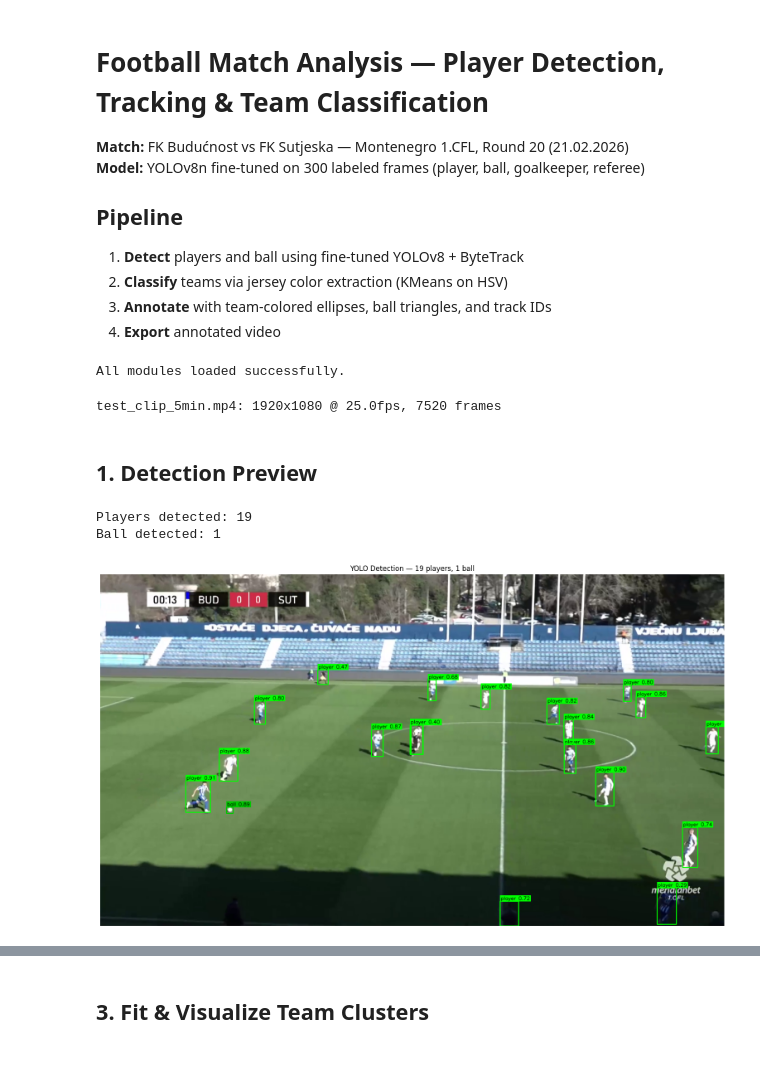
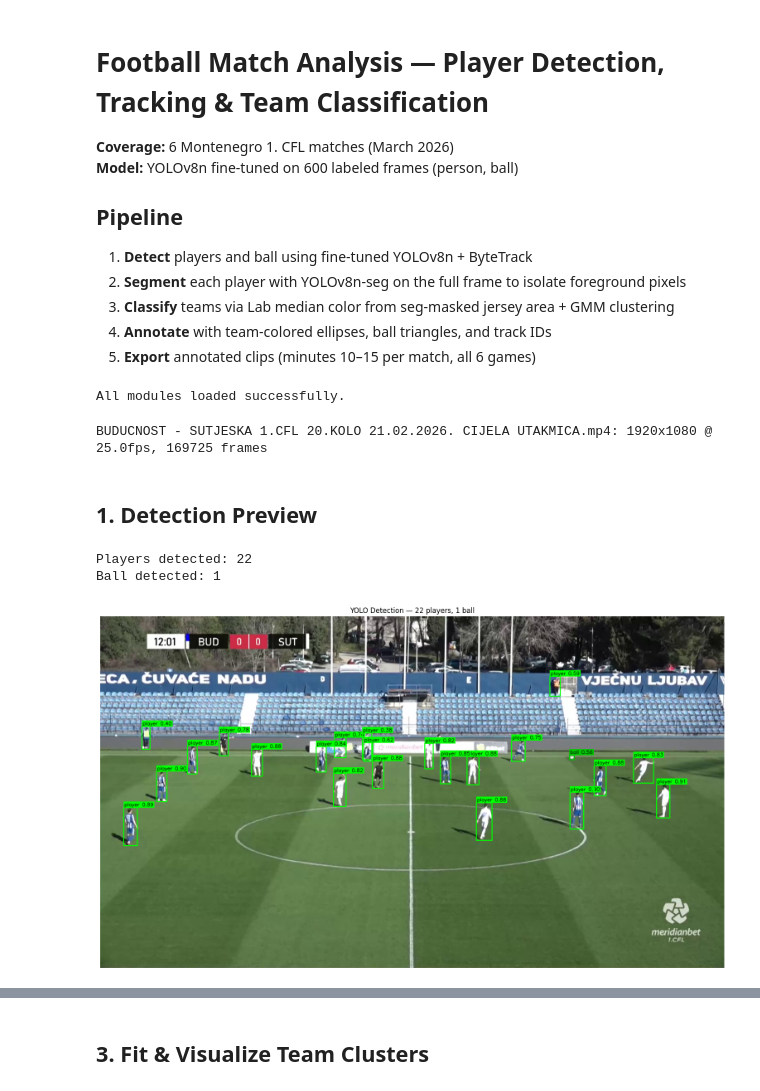
Before and after one commit to pavlesav/football-computer-vision, a Jupyter notebook: main.ipynb, the cells around one changed output, grey strips where cells are left out. Drawn from its saved outputs; the diff is of its cells as text; code cells hidden in the pictures; blank space fills up the shorter version.

```diff
--- a/main.ipynb
+++ b/main.ipynb
@@ -1,14 +1,15 @@
 # %% [markdown]
 # Football Match Analysis — Player Detection, Tracking & Team Classification
 
-**Match:** FK Budućnost vs FK Sutjeska — Montenegro 1.CFL, Round 20 (21.02.2026)
-**Model:** YOLOv8n fine-tuned on 300 labeled frames (player, ball, goalkeeper, referee)
+**Coverage:** 6 Montenegro 1. CFL matches (March 2026)
+**Model:** YOLOv8n fine-tuned on 600 labeled frames (person, ball)
 
 ## Pipeline
-1. **Detect** players and ball using fine-tuned YOLOv8 + ByteTrack
-2. **Classify** teams via jersey color extraction (KMeans on HSV)
-3. **Annotate** with team-colored ellipses, ball triangles, and track IDs
-4. **Export** annotated video
+1. **Detect** players and ball using fine-tuned YOLOv8n + ByteTrack
+2. **Segment** each player with YOLOv8n-seg on the full frame to isolate foreground pixels
+3. **Classify** teams via Lab median color from seg-masked jersey area + GMM clustering
+4. **Annotate** with team-colored ellipses, ball triangles, and track IDs
+5. **Export** annotated clips (minutes 10–15 per match, all 6 games)
 # %%
 import sys
 import cv2
@@ -36,40 +38,40 @@ print("All modules loaded successfully.")
 # %% [output]
 All modules loaded successfully.
 # %%
-# Load test clip
-clip_path = Config.TEST_CLIP
+# Load primary match video (used for detection preview & cluster visualization below)
+clip_path = Config.FULL_MATCH_VIDEO
 cap = open_video(clip_path)
 info = get_video_info(cap)
 cap.release()
 print(f"{clip_path.name}: {info['width']}x{info['height']} @ {info['fps']}fps, {info['total_frames']} frames")
 # %% [output]
-test_clip_5min.mp4: 1920x1080 @ 25.0fps, 7520 frames
+BUDUCNOST - SUTJESKA 1.CFL 20.KOLO 21.02.2026. CIJELA UTAKMICA.mp4: 1920x1080 @ 25.0fps, 169725 frames
 # %% [markdown]
 ## 1. Detection Preview
 # %%
 detector = PlayerDetector()
 
 cap = open_video(clip_path)
 # Skip ahead 30 seconds to get a good gameplay frame
-cap.set(cv2.CAP_PROP_POS_FRAMES, int(info['fps'] * 15))
+cap.set(cv2.CAP_PROP_POS_FRAMES, int(info['fps'] * 1000))
 ret, frame = cap.read()
 cap.release()
 
 detections = detector.detect(frame)
 print(f"Players detected: {len(detections['players'])}")
 print(f"Ball detected: {len(detections['ball'])}")
 
 # Show debug annotation
 annotator = Annotator()
 debug_frame = annotator.annotate_frame_debug(frame, detections)
 
 plt.figure(figsize=(16, 9))
 plt.imshow(cv2.cvtColor(debug_frame, cv2.COLOR_BGR2RGB))
 plt.axis('off')
 plt.title(f'YOLO Detection — {len(detections["players"])} players, {len(detections["ball"])} ball')
 plt.tight_layout()
 plt.show()
 # %% [output]
-Players detected: 19
+Players detected: 22
 Ball detected: 1
-[figure, old version]
+[figure, new version]
```
Also changed, not shown: parts of 15 cells of this notebook, 30 other files.
